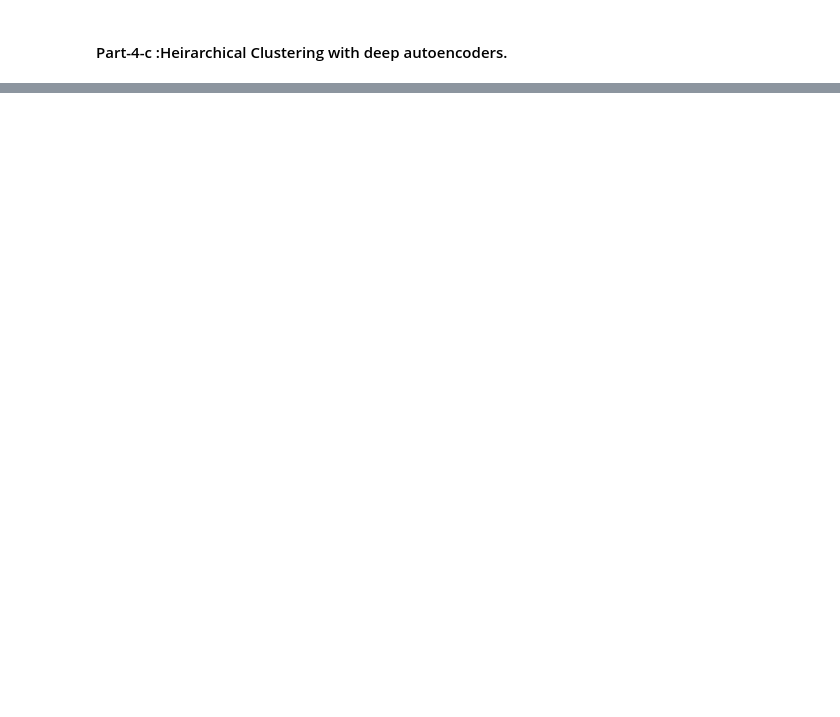
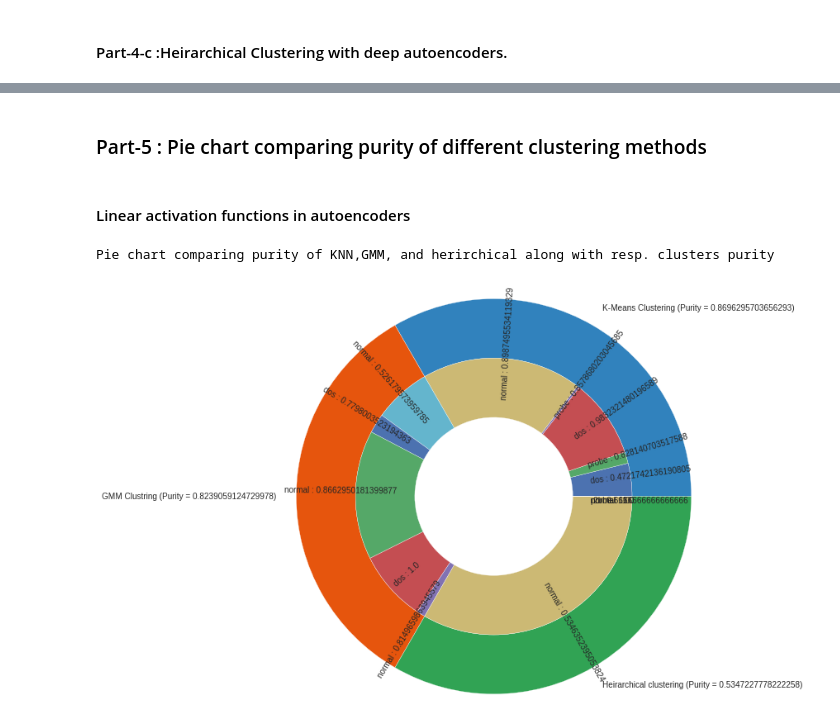
Before and after one commit to anujbansal16/AutoEncoders-and-Density-Estimation, a Jupyter notebook: Assignment9.ipynb, the cells around one changed output, grey strips where cells are left out. Saved outputs shown, nothing was run; the diff lists cells and outputs as text; code cells hidden in the pictures; blank space fills up the shorter version.

```diff
--- a/Assignment9.ipynb
+++ b/Assignment9.ipynb
@@ -106,7 +110,7 @@ class NeuralNet:
                 ith_Layer=Layer(currentLayerNodes,0,activationFunctions[i])
             self.layers.append(ith_Layer)#append output layer as none
 
-    def trainNetwork(self, data,outputLabels, batchSize, epochs, learningRate):
+    def trainNetwork(self, data,outputLabels, batchSize, epochs, learningRate,printError=False):
         self.learningRate=learningRate
         self.batchSize=batchSize;
 
@@ -119,7 +123,8 @@ class NeuralNet:
                 self.backwardPropo(data[i:i+batchSize])
                 i+=batchSize
             self.error /= batchSize
-            print("Epoch ",x,"->Error: ", self.error)
+            if printError:
+                print("Epoch ",x,"->Error: ", self.error)
 
     def forwardPropo(self, inputs):
         self.layers[0].activations =inputs
@@ -721,0 +727,35 @@ Method clustering Purity=  0.5347227778222258
+# %% [markdown]
+### Part-5 : Pie chart comparing purity of different clustering methods
+# %%
+def pieChart(noofneurons=[29,14,29],activationFunctions=[None,"linear","linear"],learningRat=0.1):
+  fig, ax = plt.subplots()
+  km=KMeans(5,forgraph=True,noofneurons=noofneurons,activationFunctions=activationFunctions,learningRat=learningRat)
+  gm=gMM(5,forgraph=True,noofneurons=noofneurons,activationFunctions=activationFunctions,learningRat=learningRat)
+  heir=heirarchical(5,forgraph=True,noofneurons=noofneurons,activationFunctions=activationFunctions,learningRat=learningRat)
+
+
+  size = 0.6
+  labels1=["K-Means Clustering (Purity = "+str(km[0])+")","GMM Clustring (Purity = "+str(gm[0])+")","Heirarchical clustering (Purity = "+str(heir[0])+")"]
+  vals = np.array([km[2], gm[2], heir[2]])
+
+  cmap = plt.get_cmap("tab20c")
+  outer_colors = cmap(np.arange(3)*4)
+  # inner_colors = cmap(np.array([1,2,3,4,5,8,9,10,11,12,15,16,17,18,19]))
+  labels2=km[1]+gm[1]+heir[1]
+  # print(vals)
+  # print(labels1)
+  # print(labels2)
+
+  ax.pie(vals.sum(axis=1), radius=2, colors=outer_colors,wedgeprops=dict(width=size, edgecolor='w'),labels=labels1)
+
+  # plt.figure(figsize=(30,30))
+  print("Pie chart comparing purity of KNN,GMM, and herirchical along with resp. clusters purity")
+  ax.pie(vals.flatten(),rotatelabels=True,labeldistance=0.7,radius=2-size,wedgeprops=dict(width=size, edgecolor='w'),labels=labels2)
+  plt.show()
+# %% [markdown]
+#### Linear activation functions in autoencoders
+# %%
+pieChart()
+# %% [output]
+Pie chart comparing purity of KNN,GMM, and herirchical along with resp. clusters purity
+[figure, added]
```
Also changed, not shown: parts of 24 cells of this notebook.
